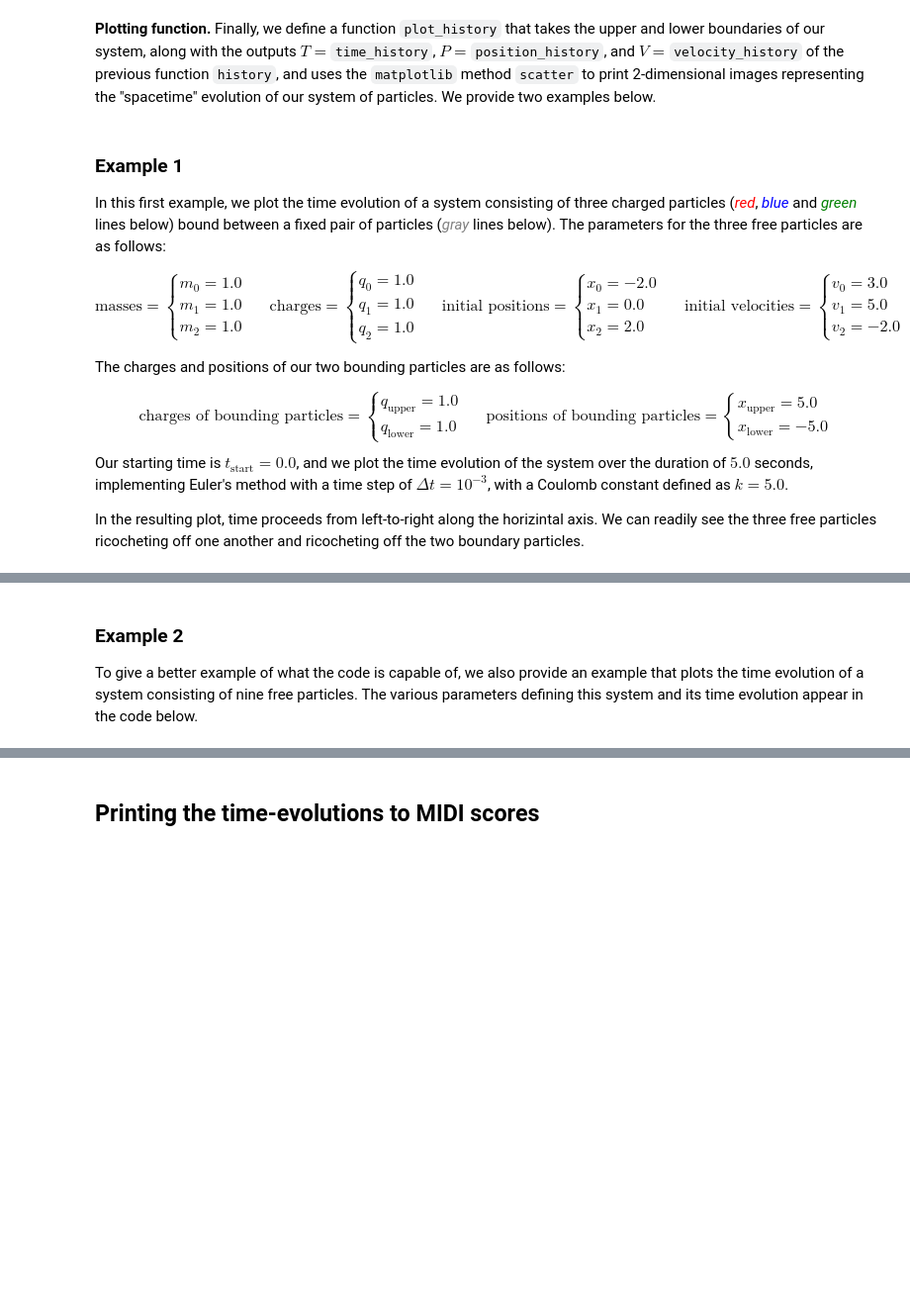
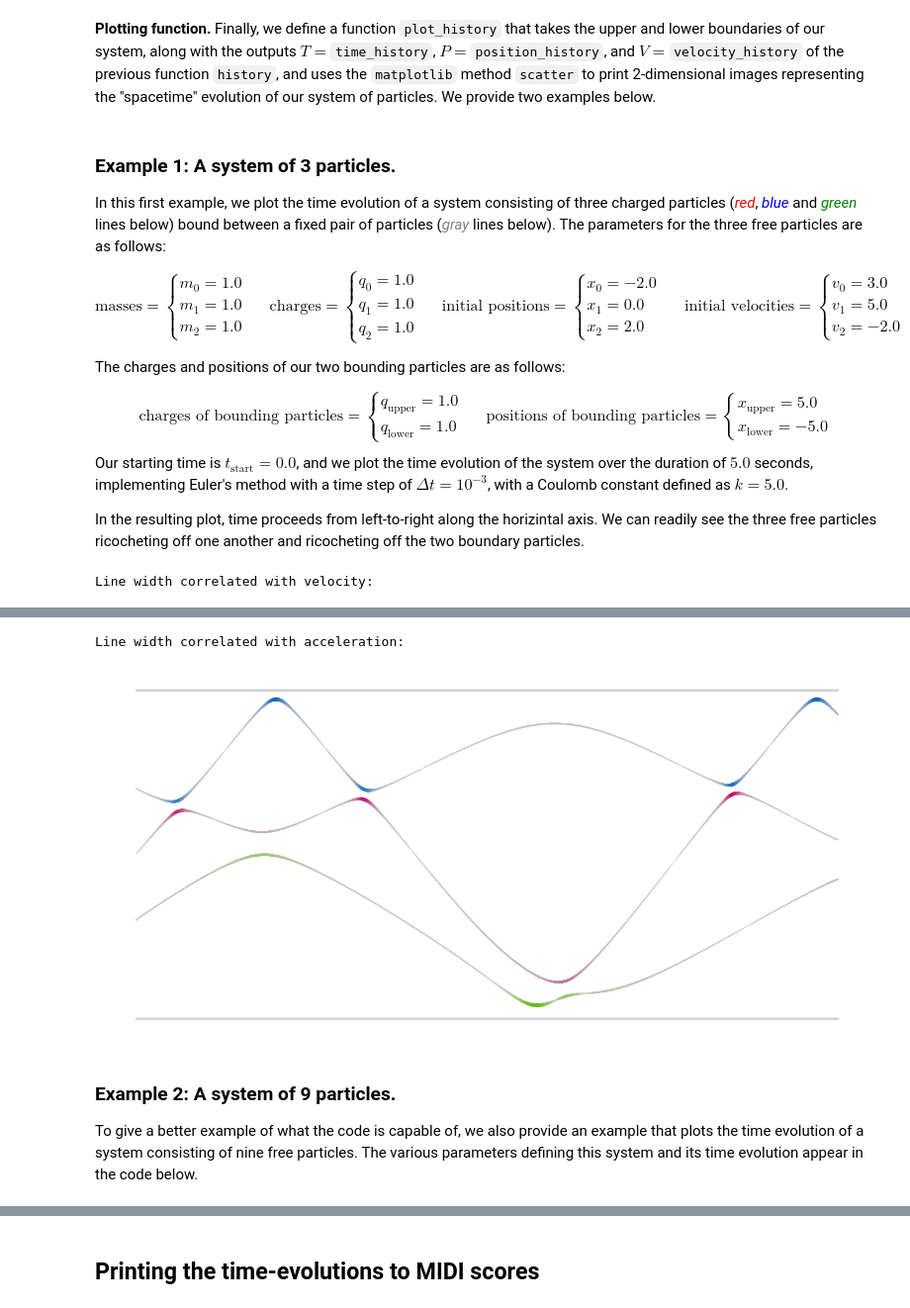
Before and after one commit to TYLERSFOSTER/For_Voice_Leader_-_DISPL, a Jupyter notebook: Voice Leading from the Dynamics of Charged Particles.ipynb, the cells around one changed output, grey strips where cells are left out. Shown at 99% size. Drawn from its saved outputs; the diff is of its cells as text; code cells hidden in the pictures; blank space fills up the shorter version.

```diff
--- a/Voice Leading from the Dynamics of Charged Particles.ipynb
+++ b/Voice Leading from the Dynamics of Charged Particles.ipynb
@@ -300,8 +300,8 @@ class ParticleSystem():
         # Return a new instance of our ParticleSystem class,
         # keeping the bounds, masses, and charges of our physical system the same,
         # but updating the system's dynamical details.
-        return ParticleSystem(bounds,
-                              particle_details,
+        return ParticleSystem(self.bounds,
+                              self.particle_details,
                               new_dynamical_variables)
 # %% [markdown]
 
@@ -416,7 +416,7 @@ def plot_history(
     for k in range(len(V)):
         extremum = velocity_extrema[k]
         if extremum == 0.0:
-            pass
+            normalized_history = [0.0 for velocity in V[k]]
         else:
             normalized_history = [abs(velocity/extremum) for velocity in V[k]]
         normalized_speeds.append(normalized_history)
@@ -440,7 +440,7 @@ def plot_history(
     plt.show()
 # %% [markdown]
 
-### Example 1
+### Example 1: A system of 3 particles.
 In this first example, we plot the time evolution of a system consisting of three charged particles (<font color=red>*red*</font>, <font color=blue>*blue*</font> and <font color=green>*green*</font> lines below) bound between a fixed pair of particles (<font color=gray>*gray*</font> lines below). The parameters for the three free particles are as follows:
 
 $$
@@ -516,19 +516,25 @@ In the resulting plot, time proceeds from left-to-right along the horizintal axi
 # %%
 bounds = Bounds()
 particle_details = ParticleDetails()
 dynamical_variables = DynamicalVariables(0.0, [-2.0, 0.0, 2.0], [3.0, 5.0, -2.0])
 particle_system = ParticleSystem(bounds, particle_details, dynamical_variables)
 
 T, P, V, A = history(particle_system,
                      duration = 5.0,
                      time_step = 1e-3,
                      coulomb_constant = 5.0)
 
+print('\nLine width correlated with velocity:')
 plot_history(particle_system.max_bound, particle_system.min_bound, T, P, V)
+print('\nLine width correlated with acceleration:')
+plot_history(particle_system.max_bound, particle_system.min_bound, T, P, A)
 # %% [output]
+Line width correlated with velocity:
 [figure]
+Line width correlated with acceleration:
+[figure, added]
 # %% [markdown]
-### Example 2
+### Example 2: A system of 9 particles.
 To give a better example of what the code is capable of, we also provide an example that plots the time evolution of a system consisting of nine free particles. The various parameters defining this system and its time evolution appear in the code below.
 # %%
 bounds = Bounds([-5., 5.], [.5, .5])
```
Also changed, not shown: parts of 17 cells of this notebook.
